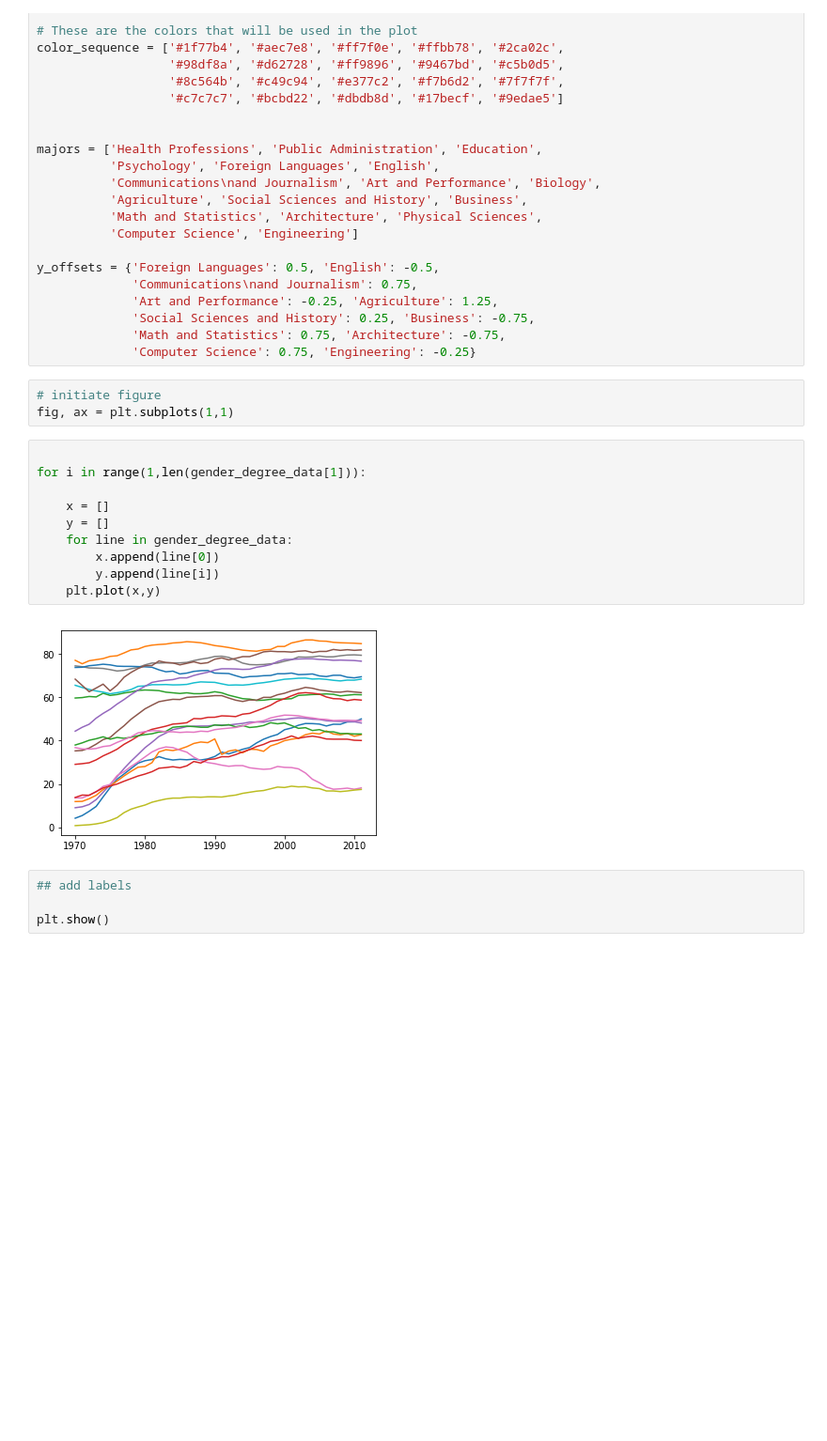
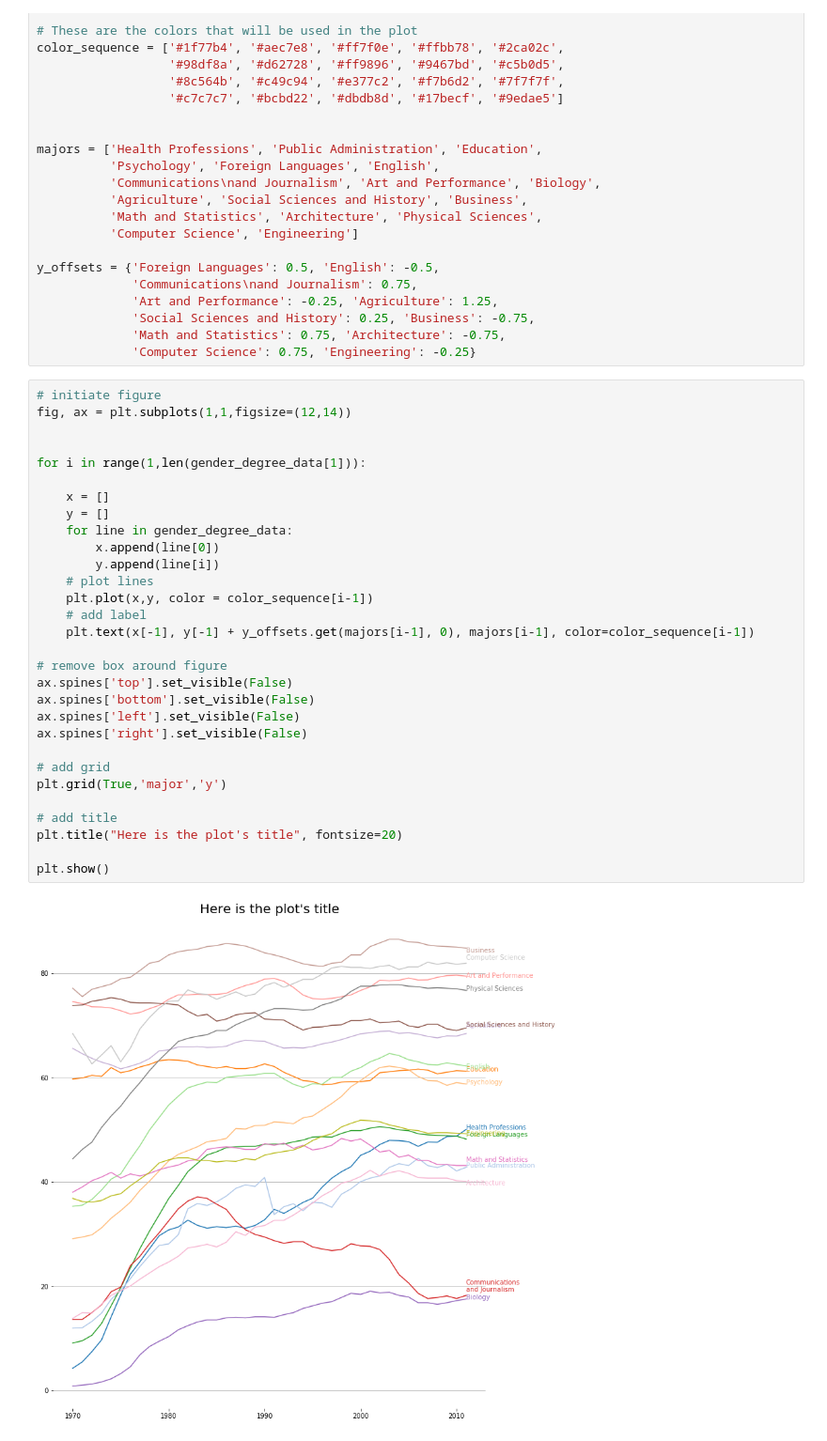
Before and after one commit to tegge-classroom/STAT2984-2018, a Jupyter notebook: Example-Code/introduction-to-python/visualization.ipynb, the cells around one changed output. Shown at 94% size. Saved outputs shown, nothing was run; the diff lists cells and outputs as text; blank space fills up the shorter version.

```diff
--- a/Example-Code/introduction-to-python/visualization.ipynb
+++ b/Example-Code/introduction-to-python/visualization.ipynb
@@ -28,22 +28,35 @@ y_offsets = {'Foreign Languages': 0.5, 'English': -0.5,
              'Social Sciences and History': 0.25, 'Business': -0.75,
              'Math and Statistics': 0.75, 'Architecture': -0.75,
              'Computer Science': 0.75, 'Engineering': -0.25}
-# %%
-# initiate figure
-fig, ax = plt.subplots(1,1)
-# %%
-
-for i in range(1,len(gender_degree_data[1])):
-
-    x = []
-    y = []
-    for line in gender_degree_data:
-        x.append(line[0])
-        y.append(line[i])
-    plt.plot(x,y)
-# %% [output]
-[figure, removed]
-# %%
-## add labels
-
-plt.show()
+# %%
+# initiate figure
+fig, ax = plt.subplots(1,1,figsize=(12,14))
+
+
+for i in range(1,len(gender_degree_data[1])):
+
+    x = []
+    y = []
+    for line in gender_degree_data:
+        x.append(line[0])
+        y.append(line[i])
+    # plot lines
+    plt.plot(x,y, color = color_sequence[i-1])
+    # add label
+    plt.text(x[-1], y[-1] + y_offsets.get(majors[i-1], 0), majors[i-1], color=color_sequence[i-1])
+
+# remove box around figure
+ax.spines['top'].set_visible(False)
+ax.spines['bottom'].set_visible(False)
+ax.spines['left'].set_visible(False)
+ax.spines['right'].set_visible(False)
+
+# add grid
+plt.grid(True,'major','y')
+
+# add title
+plt.title("Here is the plot's title", fontsize=20)
+
+plt.show()
+# %% [output]
+[figure, added]
```
